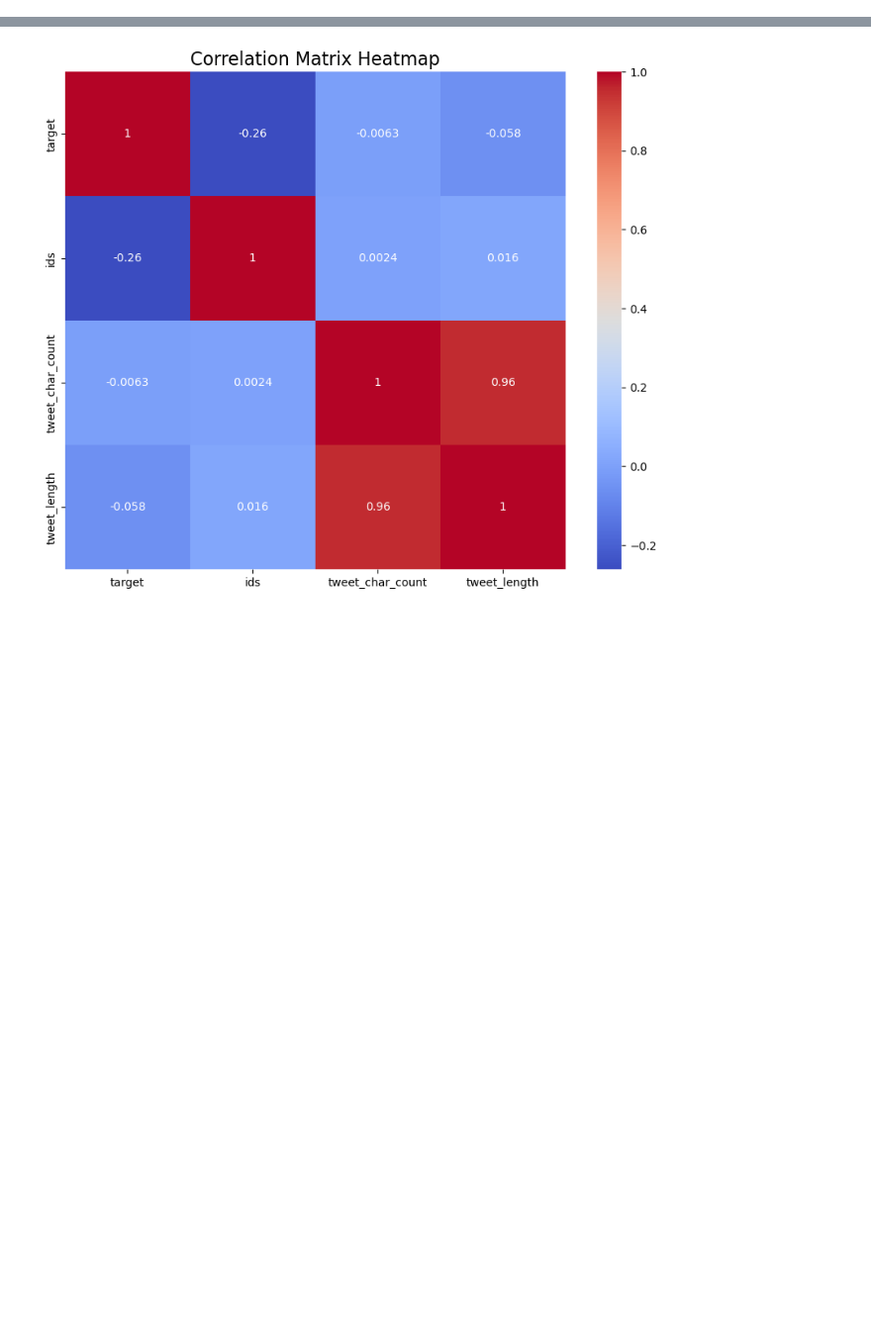
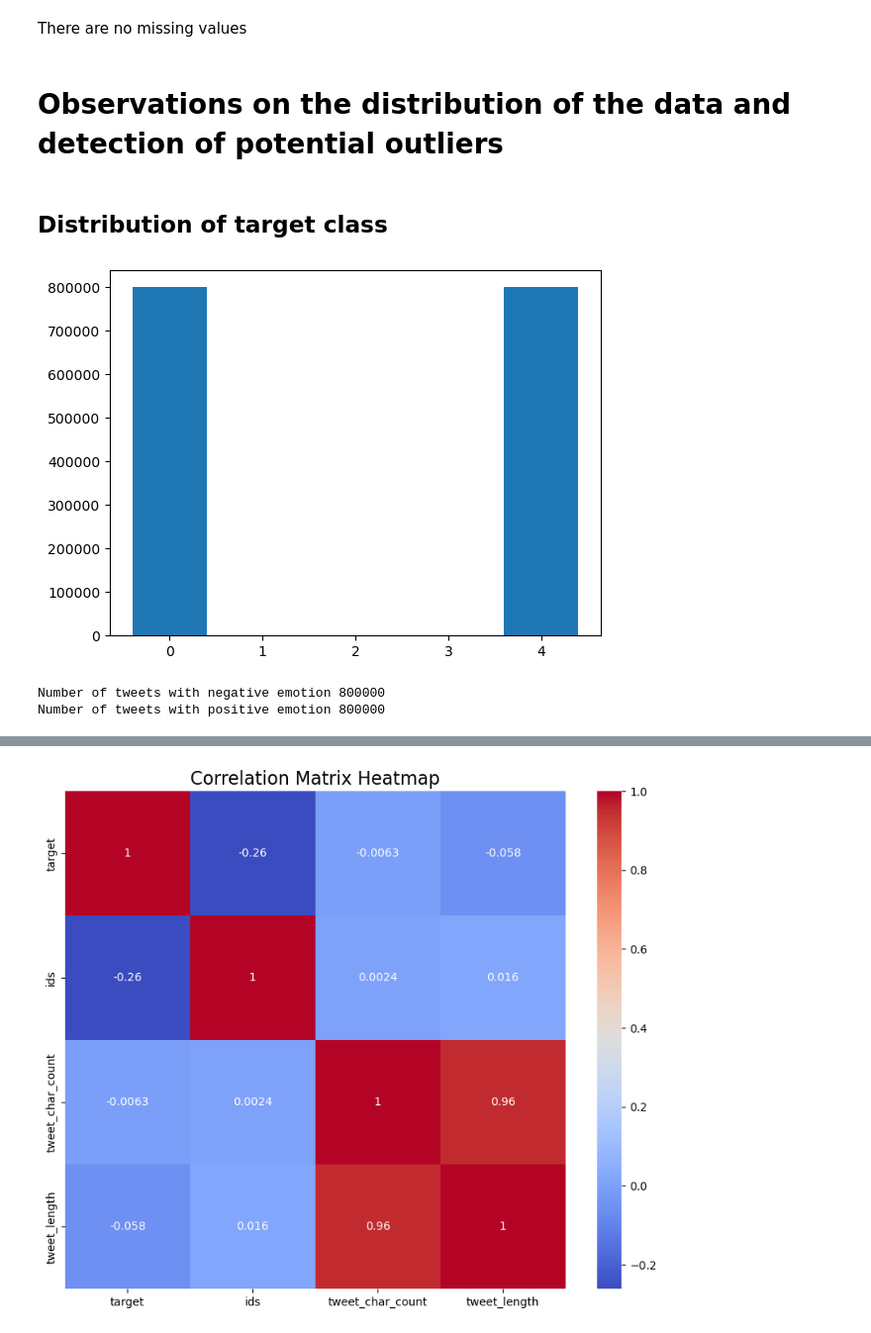
Before and after one commit to GuenfoudiIhabe/SentiVista, a Jupyter notebook: EDA.ipynb, the cells around one changed output, grey strips where cells are left out. Shown: that part at 99% size. Saved outputs shown, nothing was run; the diff lists cells and outputs as text; code cells hidden in the pictures; blank space fills up the shorter version.

```diff
--- a/EDA.ipynb
+++ b/EDA.ipynb
@@ -137,0 +17,14 @@ plt.show()
+# %%
+# Opening the dataset anc checking basic information about it
+
+df = pd.read_csv("/Users/thibaut/Documents/GitHub/SentiVista/sentimentanalysis.csv", header=None)
+df.columns = ['target', 'ids', 'date', 'flag', 'user', 'text']
+
+print("----- DataFrame Head -----")
+display(df.head())
+
+print("\n----- DataFrame Shape -----")
+print(df.shape)
+
+print("\n----- DataFrame Info -----")
+df.info()
@@ -137,0 +72,5 @@ plt.show()
+# %%
+# Adding a column with the amount of characters of each tweet
+
+char_count = df['text'].apply(lambda tweet: len(tweet))
+df['tweet_char_count'] = char_count
@@ -137,0 +95,19 @@ plt.show()
+# %% [markdown]
+There are no missing values
+# %% [markdown]
+# Observations on the distribution of the data and detection of potential outliers
+# %% [markdown]
+## Distribution of target class
+# %%
+# Checking class repartition of target value (sentiment about a tweet)
+
+fig, ax = plt.subplots()
+ax.bar([0, 4], [df[df['target'] == 0]['target'].count(), df[df['target'] == 4]['target'].count()])
+plt.show()
+
+print('Number of tweets with negative emotion', df[df['target'] == 0]['target'].count())
+print('Number of tweets with positive emotion', df[df['target'] == 4]['target'].count())
+# %% [output]
+[figure, added]
+Number of tweets with negative emotion 800000
+Number of tweets with positive emotion 800000
```
Also changed, not shown: parts of 54 cells of this notebook, 2 other files.
